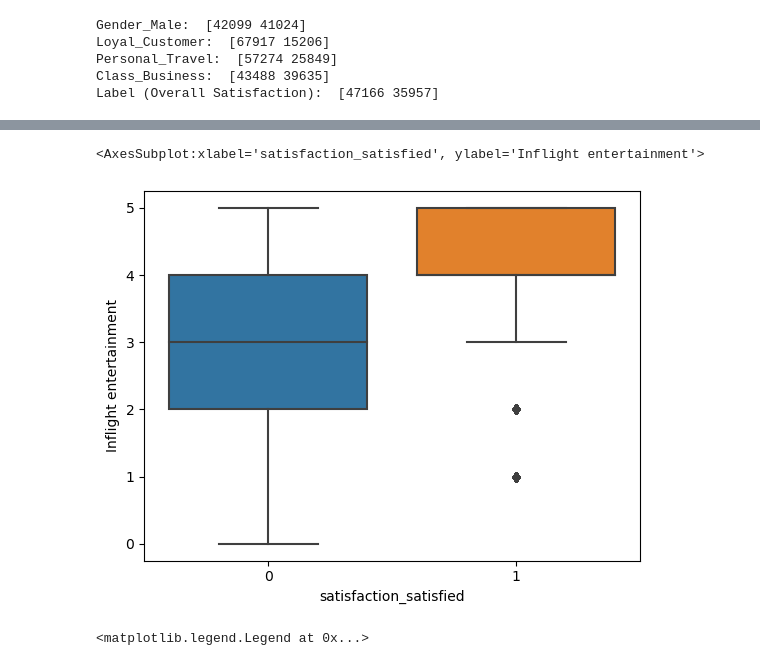
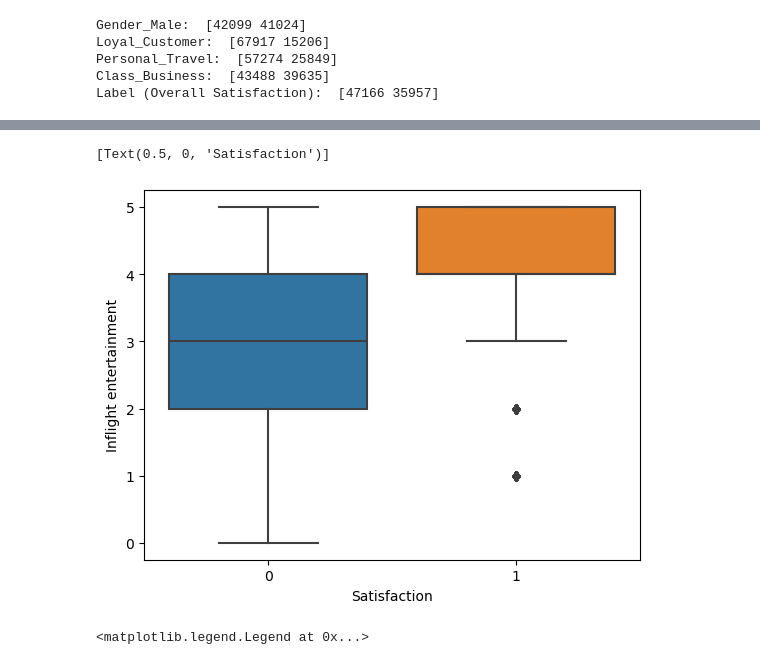
Before and after one commit to katezhang1234/Predict-Airline-Satisfaction, a Jupyter notebook: ML_airline_project.ipynb, the cells around one changed output, grey strips where cells are left out. Saved outputs shown, nothing was run; the diff lists cells and outputs as text; code cells hidden in the pictures.

```diff
--- a/ML_airline_project.ipynb
+++ b/ML_airline_project.ipynb
@@ -244,11 +243,11 @@ sns.boxplot(x="satisfaction_satisfied", y="Seat comfort", data=combined_train_df
 # %%
-sns.boxplot(x="satisfaction_satisfied", y="Inflight entertainment", data=combined_train_df)
+sns.boxplot(x="satisfaction_satisfied", y="Inflight entertainment", data=combined_train_df).set(xlabel = "Satisfaction")
 
 # We chose to keep all outliers/noise because flyers could've been satisifed/dissatisfied by the flight for other reasons than just
 # the individual columns we are plotting.
 # %% [output]
-<AxesSubplot:xlabel='satisfaction_satisfied', ylabel='Inflight entertainment'>
+[Text(0.5, 0, 'Satisfaction')]
-[figure, old version]
+[figure, new version]
 # %%
 X_axis = np.arange(6)
 entertain_good = combined_train_df[combined_train_df['satisfaction_satisfied'] == 1]['Inflight entertainment'].value_counts().sort_index().tolist()
```
Also changed, not shown: parts of 18 cells of this notebook.
